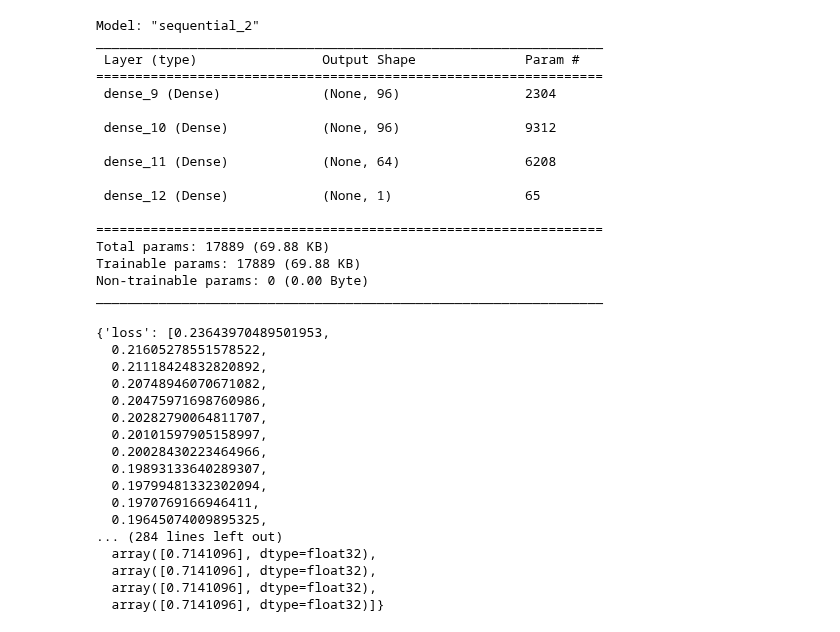
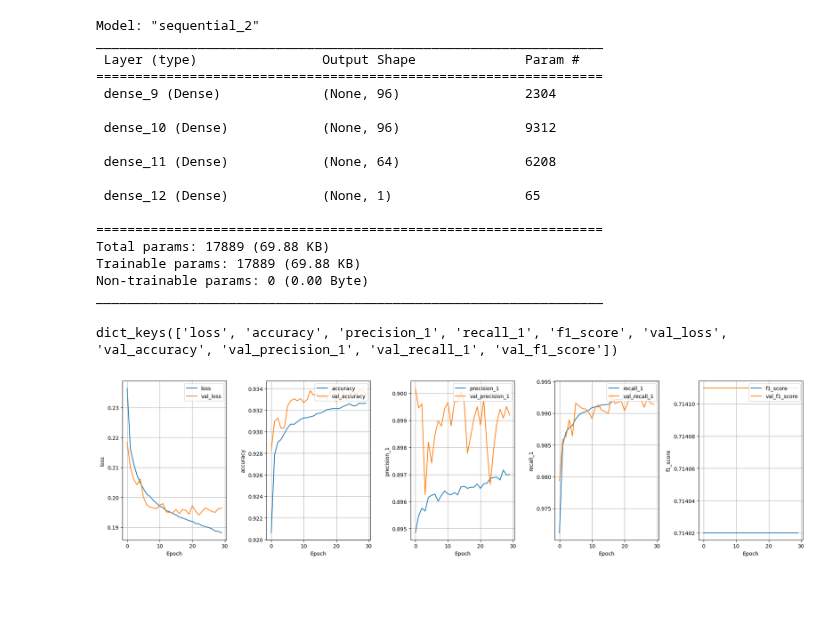
Before and after one commit to AnastasiaBrinati/Progetto-ML-23-24, a Jupyter notebook: task1_centralizzato.ipynb, the cells around one changed output. Saved outputs shown, nothing was run; the diff lists cells and outputs as text; code cells hidden in the pictures; blank space fills up the shorter version.

```diff
--- a/task1_centralizzato.ipynb
+++ b/task1_centralizzato.ipynb
@@ -298,36 +298,51 @@ Trainable params: 17889 (69.88 KB)
 Non-trainable params: 0 (0.00 Byte)
 _________________________________________________________________
 # %%
-history.history
+history.history.keys()
 # %% [output]
-{'loss': [0.23643970489501953,
-  0.21605278551578522,
-  0.21118424832820892,
-  0.20748946070671082,
-  0.20475971698760986,
-  0.20282790064811707,
-  0.20101597905158997,
-  0.20028430223464966,
-  0.19893133640289307,
-  0.19799481332302094,
-  0.1970769166946411,
-  0.19645074009895325,
-... (284 lines left out)
-  array([0.7141096], dtype=float32),
-  array([0.7141096], dtype=float32),
-  array([0.7141096], dtype=float32),
-  array([0.7141096], dtype=float32)]}
+dict_keys(['loss', 'accuracy', 'precision_1', 'recall_1', 'f1_score', 'val_loss', 'val_accuracy', 'val_precision_1', 'val_recall_1', 'val_f1_score'])
 # %%
-fig, (ax1, ax2, ax3, ax4, ax5, ax6) = plt.subplots(1, 6, figsize=(19, 5))
-  ax1.plot(history.history['loss'], label='loss (mae)')
+def plot_loss(history):
+  fig, (ax1, ax2, ax3, ax4, ax5) = plt.subplots(1, 5, figsize=(19, 5))
+  ax1.plot(history.history['loss'], label='loss')
   ax1.plot(history.history['val_loss'], label='val_loss')
-  ax2.plot(history.history['mse'], label='mse')
-  ax2.plot(history.history['val_mse'], label='val_mse')
-  ax3.plot(history.history['mape'], label='mape')
-  ax3.plot(history.history['val_mape'], label='val_mape')
-  ax4.plot(history.history['mean_squared_logarithmic_error'], label='mean_squared_logarithmic_error')
-  ax4.plot(history.history['val_mean_squared_logarithmic_error'], label='val_mean_squared_logarithmic_error')
-  ax5.plot(history.history['logcosh'], label='logcosh')
-  ax5.plot(history.history['val_logcosh'], label='va_logcosh')
-  ax6.plot(history.history['r2_score'], label='r2_score')
-  ax6.plot(history.history['val_r2_score'], label='val_r2_score')
+
+  ax2.plot(history.history['accuracy'], label='accuracy')
+  ax2.plot(history.history['val_accuracy'], label='val_accuracy')
+
+  ax3.plot(history.history['precision_1'], label='precision_1')
+  ax3.plot(history.history['val_precision_1'], label='val_precision_1')
+
+  ax4.plot(history.history['recall_1'], label='recall_1')
+  ax4.plot(history.history['val_recall_1'], label='val_recall_1')
+
+  ax5.plot(history.history['f1_score'], label='f1_score')
+  ax5.plot(history.history['val_f1_score'], label='val_f1_score')
+
+
+  ax1.set(xlabel='Epoch', ylabel='loss')
+  ax1.legend(loc="upper right")
+  ax1.grid(True)
+
+  ax2.set(xlabel='Epoch', ylabel='accuracy')
+  ax2.legend(loc="upper right")
+  ax2.grid(True)
+
+  ax3.set(xlabel='Epoch', ylabel='precision_1')
+  ax3.legend(loc="upper right")
+  ax3.grid(True)
+
+  ax4.set(xlabel='Epoch', ylabel='recall_1')
+  ax4.legend(loc="upper right")
+  ax4.grid(True)
+
+  ax5.set(xlabel='Epoch', ylabel='f1_score')
+  ax5.legend(loc="upper right")
+  ax5.grid(True)
+
+
+  fig.tight_layout()
+
+plot_loss(history)
+# %% [output]
+[figure, added]
```
